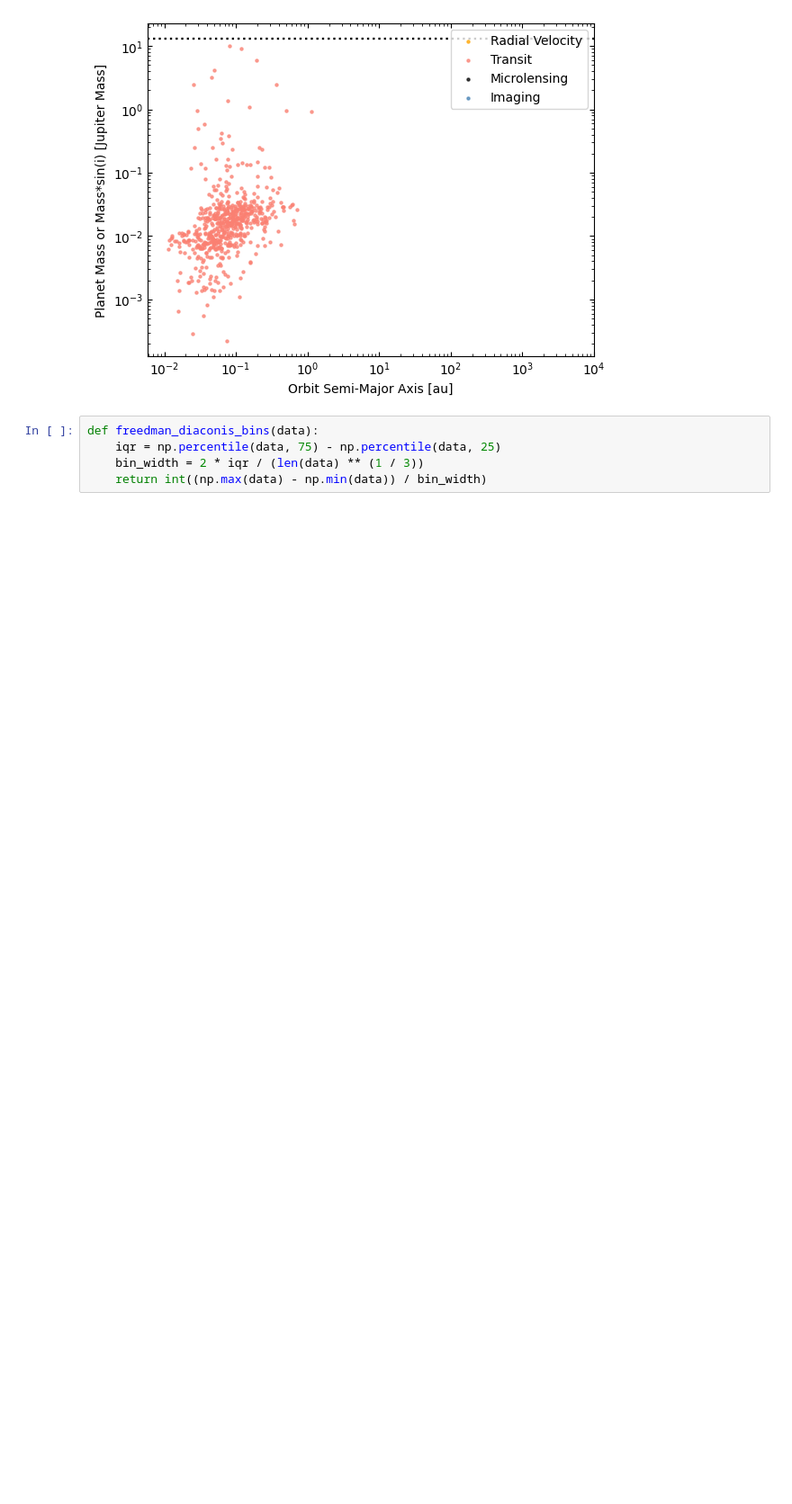
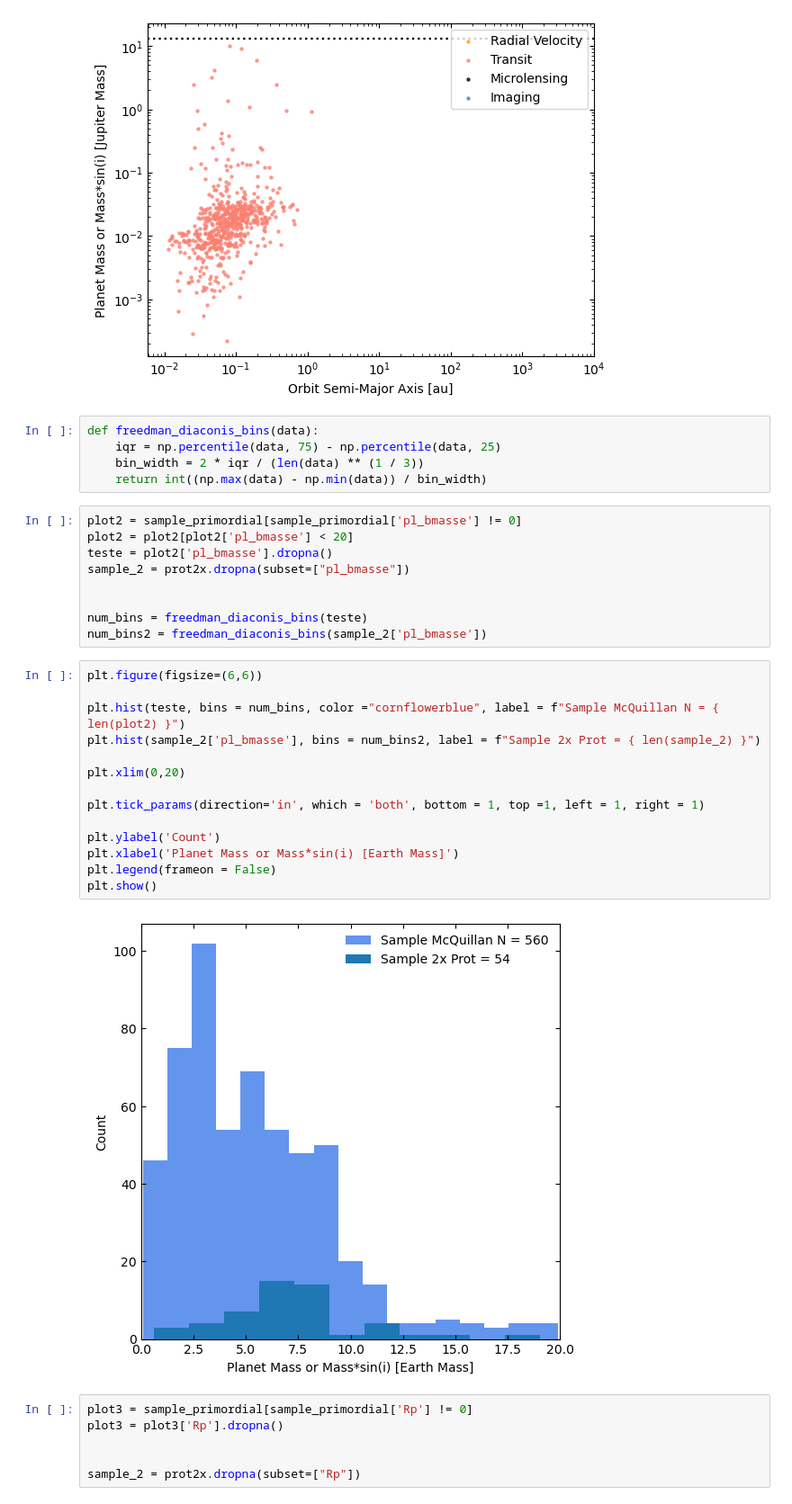
Before and after one commit to ylaksl/Exoplanets-Stats, a Jupyter notebook: analise.ipynb, the cells around one changed output. Shown at 90% size. Drawn from its saved outputs; the diff is of its cells as text; blank space fills up the shorter version.

```diff
--- a/analise.ipynb
+++ b/analise.ipynb
@@ -144,3 +132,34 @@ def freedman_diaconis_bins(data):
     iqr = np.percentile(data, 75) - np.percentile(data, 25)
     bin_width = 2 * iqr / (len(data) ** (1 / 3))
     return int((np.max(data) - np.min(data)) / bin_width)
+# %%
+plot2 = sample_primordial[sample_primordial['pl_bmasse'] != 0]
+plot2 = plot2[plot2['pl_bmasse'] < 20]
+teste = plot2['pl_bmasse'].dropna()
+sample_2 = prot2x.dropna(subset=["pl_bmasse"])
+
+
+num_bins = freedman_diaconis_bins(teste)
+num_bins2 = freedman_diaconis_bins(sample_2['pl_bmasse'])
+# %%
+plt.figure(figsize=(6,6))
+
+plt.hist(teste, bins = num_bins, color ="cornflowerblue", label = f"Sample McQuillan N = { len(plot2) }")
+plt.hist(sample_2['pl_bmasse'], bins = num_bins2, label = f"Sample 2x Prot = { len(sample_2) }")
+
+plt.xlim(0,20)
+
+plt.tick_params(direction='in', which = 'both', bottom = 1, top =1, left = 1, right = 1)
+
+plt.ylabel('Count')
+plt.xlabel('Planet Mass or Mass*sin(i) [Earth Mass]')
+plt.legend(frameon = False)
+plt.show()
+# %% [output]
+[figure, added]
+# %%
+plot3 = sample_primordial[sample_primordial['Rp'] != 0]
+plot3 = plot3['Rp'].dropna()
+
+
+sample_2 = prot2x.dropna(subset=["Rp"])
```
Also changed, not shown: parts of 17 cells of this notebook.
